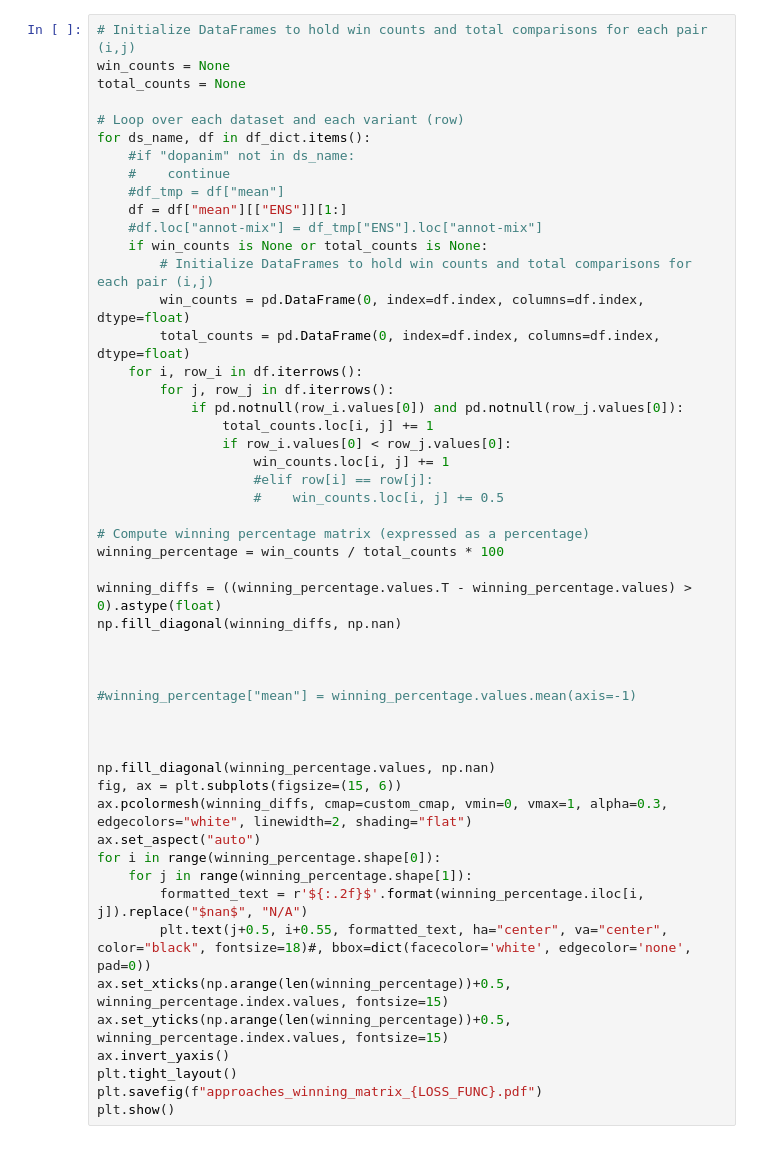
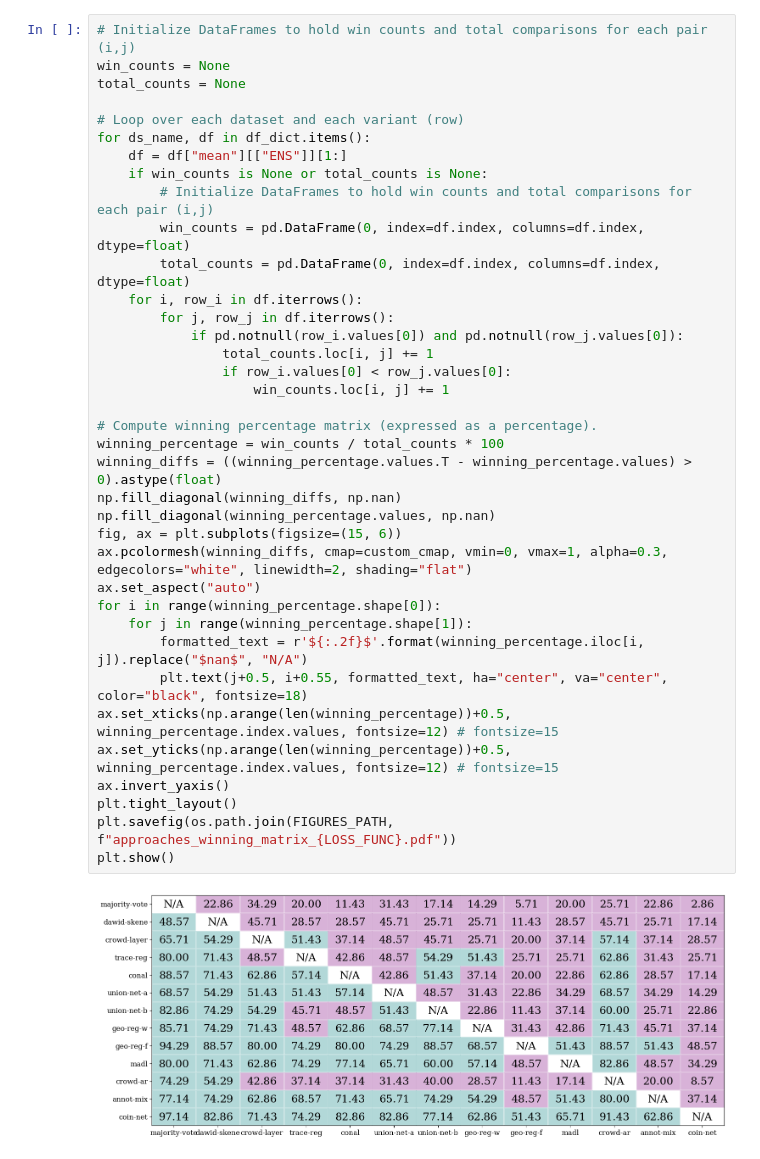
Before and after one commit to glhr/multi-annotator-machine-learning, a Jupyter notebook: empirical_evaluation/jupyter_notebooks/analyze_results.ipynb, the cells around one changed output. Cells and saved outputs as stored; diff of their text form.

```diff
--- a/empirical_evaluation/jupyter_notebooks/analyze_results.ipynb
+++ b/empirical_evaluation/jupyter_notebooks/analyze_results.ipynb
@@ -791,49 +651,37 @@ plt.show()
 win_counts = None
 total_counts = None
 
 # Loop over each dataset and each variant (row)
 for ds_name, df in df_dict.items():
-    #if "dopanim" not in ds_name:
-    #    continue
-    #df_tmp = df["mean"]
     df = df["mean"][["ENS"]][1:]
-    #df.loc["annot-mix"] = df_tmp["ENS"].loc["annot-mix"]
     if win_counts is None or total_counts is None:
         # Initialize DataFrames to hold win counts and total comparisons for each pair (i,j)
         win_counts = pd.DataFrame(0, index=df.index, columns=df.index, dtype=float)
         total_counts = pd.DataFrame(0, index=df.index, columns=df.index, dtype=float)
     for i, row_i in df.iterrows():
         for j, row_j in df.iterrows():
             if pd.notnull(row_i.values[0]) and pd.notnull(row_j.values[0]):
                 total_counts.loc[i, j] += 1
                 if row_i.values[0] < row_j.values[0]:
                     win_counts.loc[i, j] += 1
-                    #elif row[i] == row[j]:
-                    #    win_counts.loc[i, j] += 0.5
 
-# Compute winning percentage matrix (expressed as a percentage)
+# Compute winning percentage matrix (expressed as a percentage).
 winning_percentage = win_counts / total_counts * 100
-
 winning_diffs = ((winning_percentage.values.T - winning_percentage.values) > 0).astype(float)
 np.fill_diagonal(winning_diffs, np.nan)
-
-
-
-#winning_percentage["mean"] = winning_percentage.values.mean(axis=-1)
-
-
-
 np.fill_diagonal(winning_percentage.values, np.nan)
 fig, ax = plt.subplots(figsize=(15, 6))
 ax.pcolormesh(winning_diffs, cmap=custom_cmap, vmin=0, vmax=1, alpha=0.3, edgecolors="white", linewidth=2, shading="flat")
 ax.set_aspect("auto")
 for i in range(winning_percentage.shape[0]):
     for j in range(winning_percentage.shape[1]):
         formatted_text = r'${:.2f}$'.format(winning_percentage.iloc[i, j]).replace("$nan$", "N/A")
-        plt.text(j+0.5, i+0.55, formatted_text, ha="center", va="center", color="black", fontsize=18)#, bbox=dict(facecolor='white', edgecolor='none', pad=0))
-ax.set_xticks(np.arange(len(winning_percentage))+0.5, winning_percentage.index.values, fontsize=15)
-ax.set_yticks(np.arange(len(winning_percentage))+0.5, winning_percentage.index.values, fontsize=15)
+        plt.text(j+0.5, i+0.55, formatted_text, ha="center", va="center", color="black", fontsize=18)
+ax.set_xticks(np.arange(len(winning_percentage))+0.5, winning_percentage.index.values, fontsize=12) # fontsize=15
+ax.set_yticks(np.arange(len(winning_percentage))+0.5, winning_percentage.index.values, fontsize=12) # fontsize=15
 ax.invert_yaxis()
 plt.tight_layout()
-plt.savefig(f"approaches_winning_matrix_{LOSS_FUNC}.pdf")
+plt.savefig(os.path.join(FIGURES_PATH, f"approaches_winning_matrix_{LOSS_FUNC}.pdf"))
 plt.show()
+# %% [output]
+[figure, added]
```
Also changed, not shown: parts of 28 cells of this notebook, 1 other file.
